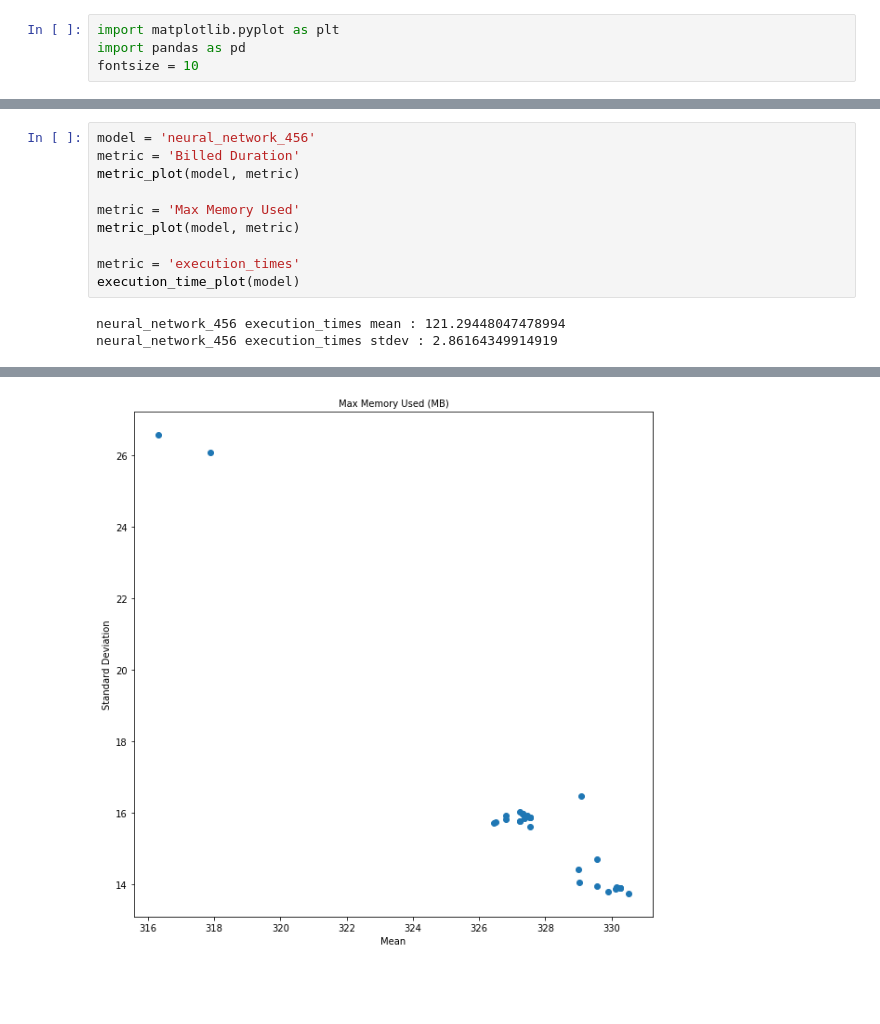
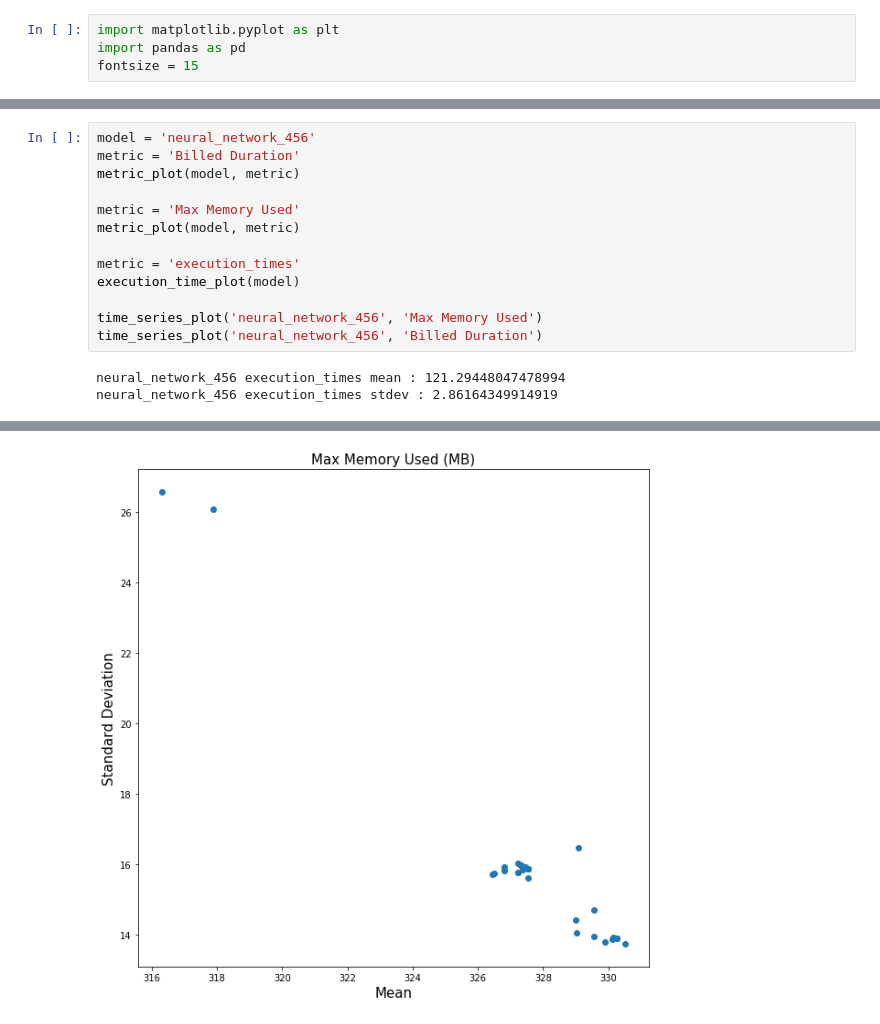
Before and after one commit to Heronalps/Seneca, a Jupyter notebook: notebooks/metric_plot.ipynb, the cells around one changed output, grey strips where cells are left out. Drawn from its saved outputs; the diff is of its cells as text; blank space fills up the shorter version.

```diff
--- a/notebooks/metric_plot.ipynb
+++ b/notebooks/metric_plot.ipynb
@@ -1,7 +1,7 @@
 # %%
 import matplotlib.pyplot as plt
 import pandas as pd
-fontsize = 10
+fontsize = 15
 # %%
 '''
 metric = ['Billed Duration', 'Max Memory Used']
@@ -90,6 +170,9 @@ metric_plot(model, metric)
 
 metric = 'execution_times'
 execution_time_plot(model)
+
+time_series_plot('neural_network_456', 'Max Memory Used')
+time_series_plot('neural_network_456', 'Billed Duration')
 # %% [output]
 neural_network_456 execution_times mean : 121.29448047478994
 neural_network_456 execution_times stdev : 2.86164349914919
@@ -97 +180 @@ neural_network_456 execution_times stdev : 2.86164349914919
-[figure, old version]
+[figure, new version]
```
Also changed, not shown: parts of 18 cells of this notebook, 42 other files.
